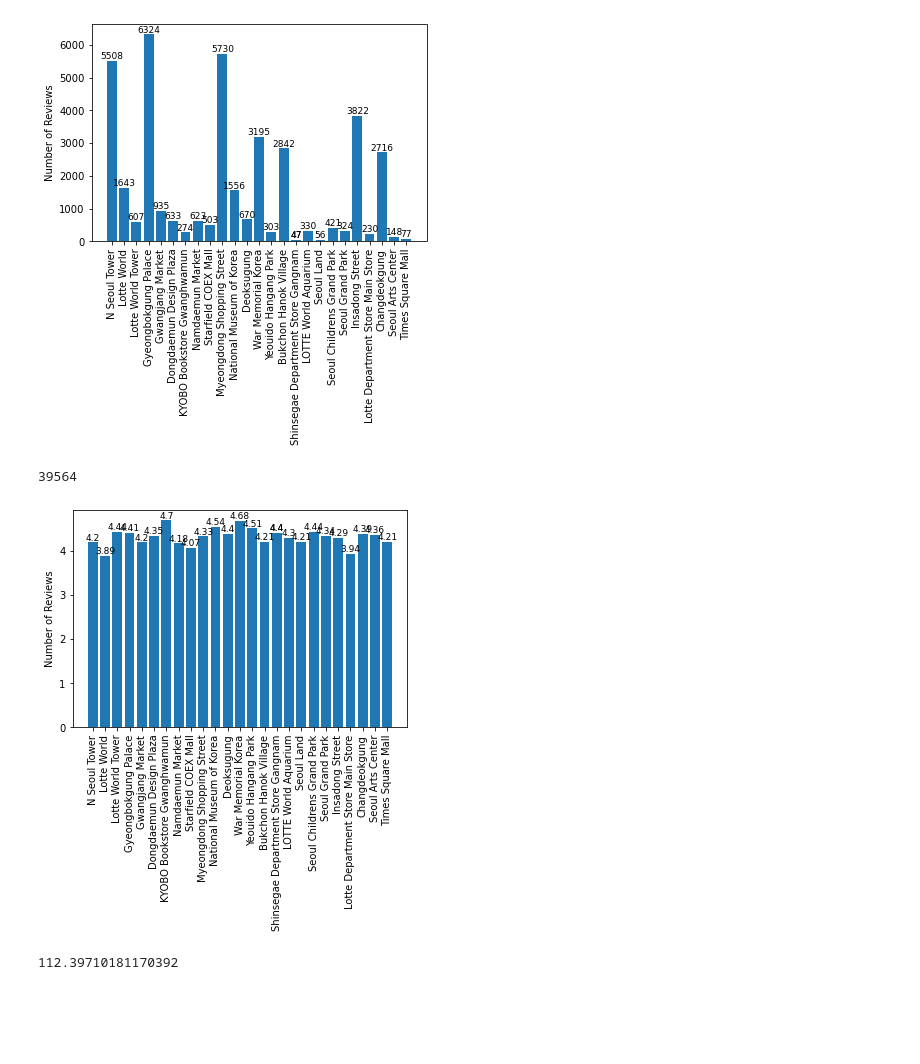
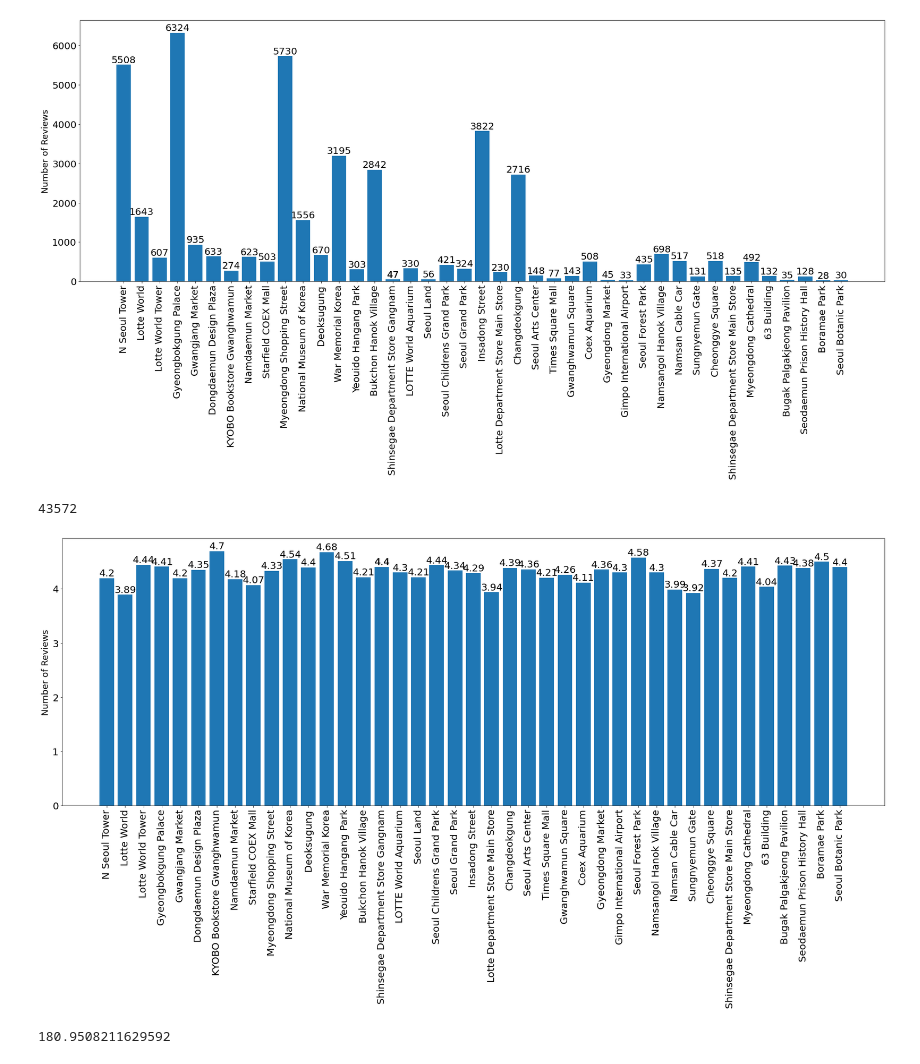
Before and after one commit to hyejeong14/2022_-_5-, a Jupyter notebook: KJH/시각화.ipynb, the cells around one changed output. Saved outputs shown, nothing was run; the diff lists cells and outputs as text; code cells hidden in the pictures; blank space fills up the shorter version.

```diff
--- a/KJH/시각화.ipynb
+++ b/KJH/시각화.ipynb
@@ -7,6 +7,7 @@ import re
 #----------------------------------------리뷰 개수 시각화---------------------------------------------------
 # %%
 def reviewplot(filename):
+    plt.figure(figsize=(30,10))
     X=[]
     Y=[]
     for file in filename:
@@ -14,11 +15,12 @@ def reviewplot(filename):
         X.append(file.split('.csv')[0].split('다시 크롤링/')[1])
         Y.append(a.shape[0])
     plt.bar(X,Y)
-    plt.ylabel('Number of Reviews')
-    plt.xticks(rotation=90)
+    plt.ylabel('Number of Reviews',fontsize=18)
+    plt.yticks(fontsize=20)
+    plt.xticks(fontsize=20,rotation=90)
     for i, v in enumerate(X):
         plt.text(v, Y[i], Y[i],                 # 좌표 (x축 = v, y축 = y[0]..y[1], 표시 = y[0]..y[1])
-             fontsize = 9,
+             fontsize = 20,
              horizontalalignment='center',  # horizontalalignment (left, center, right)
              verticalalignment='bottom')    # verticalalignment (top, center, bottom)
     plt.show()
@@ -26,15 +28,20 @@ def reviewplot(filename):
 # %%
 reviewplot(["다시 크롤링/N Seoul Tower.csv","다시 크롤링/Lotte World.csv","다시 크롤링/Lotte World Tower.csv",
      "다시 크롤링/Gyeongbokgung Palace.csv","다시 크롤링/Gwangjang Market.csv","다시 크롤링/Dongdaemun Design Plaza.csv",
      "다시 크롤링/KYOBO Bookstore Gwanghwamun.csv","다시 크롤링/Namdaemun Market.csv","다시 크롤링/Starfield COEX Mall.csv",
      "다시 크롤링/Myeongdong Shopping Street.csv","다시 크롤링/National Museum of Korea.csv","다시 크롤링/Deoksugung.csv",
      "다시 크롤링/War Memorial Korea.csv","다시 크롤링/Yeouido Hangang Park.csv","다시 크롤링/Bukchon Hanok Village.csv",
      "다시 크롤링/Shinsegae Department Store Gangnam.csv","다시 크롤링/LOTTE World Aquarium.csv","다시 크롤링/Seoul Land.csv",
      "다시 크롤링/Seoul Childrens Grand Park.csv","다시 크롤링/Seoul Grand Park.csv","다시 크롤링/Insadong Street.csv",
       "다시 크롤링/Lotte Department Store Main Store.csv","다시 크롤링/Shinsegae Department Store Gangnam.csv","다시 크롤링/Changdeokgung.csv",
-    "다시 크롤링/Seoul Arts Center.csv","다시 크롤링/Times Square Mall.csv"])
+    "다시 크롤링/Seoul Arts Center.csv","다시 크롤링/Times Square Mall.csv","다시 크롤링/Gwanghwamun Square.csv",
+           "다시 크롤링/Coex Aquarium.csv","다시 크롤링/Gyeongdong Market.csv","다시 크롤링/Gimpo International Airport.csv",
+           "다시 크롤링/Seoul Forest Park.csv","다시 크롤링/Namsangol Hanok Village.csv","다시 크롤링/Namsan Cable Car.csv",
+           "다시 크롤링/Sungnyemun Gate.csv","다시 크롤링/Cheonggye Square.csv","다시 크롤링/Shinsegae Department Store Main Store.csv",
+           "다시 크롤링/Myeongdong Cathedral.csv","다시 크롤링/63 Building.csv","다시 크롤링/Bugak Palgakjeong Pavilion.csv",
+           "다시 크롤링/Seodaemun Prison History Hall.csv","다시 크롤링/Boramae Park.csv","다시 크롤링/Seoul Botanic Park.csv"])
 # %% [output]
-[figure, old version]
+[figure, new version]
-39564
+43572
 # %%
 def starplot(filename):
@@ -63,8 +72,13 @@ starplot(["다시 크롤링/N Seoul Tower.csv","다시 크롤링/Lotte World.csv
      "다시 크롤링/Shinsegae Department Store Gangnam.csv","다시 크롤링/LOTTE World Aquarium.csv","다시 크롤링/Seoul Land.csv",
      "다시 크롤링/Seoul Childrens Grand Park.csv","다시 크롤링/Seoul Grand Park.csv","다시 크롤링/Insadong Street.csv",
       "다시 크롤링/Lotte Department Store Main Store.csv","다시 크롤링/Shinsegae Department Store Gangnam.csv","다시 크롤링/Changdeokgung.csv",
-    "다시 크롤링/Seoul Arts Center.csv","다시 크롤링/Times Square Mall.csv"])
+    "다시 크롤링/Seoul Arts Center.csv","다시 크롤링/Times Square Mall.csv","다시 크롤링/Gwanghwamun Square.csv",
+           "다시 크롤링/Coex Aquarium.csv","다시 크롤링/Gyeongdong Market.csv","다시 크롤링/Gimpo International Airport.csv",
+           "다시 크롤링/Seoul Forest Park.csv","다시 크롤링/Namsangol Hanok Village.csv","다시 크롤링/Namsan Cable Car.csv",
+           "다시 크롤링/Sungnyemun Gate.csv","다시 크롤링/Cheonggye Square.csv","다시 크롤링/Shinsegae Department Store Main Store.csv",
+           "다시 크롤링/Myeongdong Cathedral.csv","다시 크롤링/63 Building.csv","다시 크롤링/Bugak Palgakjeong Pavilion.csv",
+           "다시 크롤링/Seodaemun Prison History Hall.csv","다시 크롤링/Boramae Park.csv","다시 크롤링/Seoul Botanic Park.csv"])
 # %% [output]
-[figure, old version]
+[figure, new version]
-112.39710181170392
+180.9508211629592
 # %%
```
Also changed, not shown: parts of 4 cells of this notebook.
